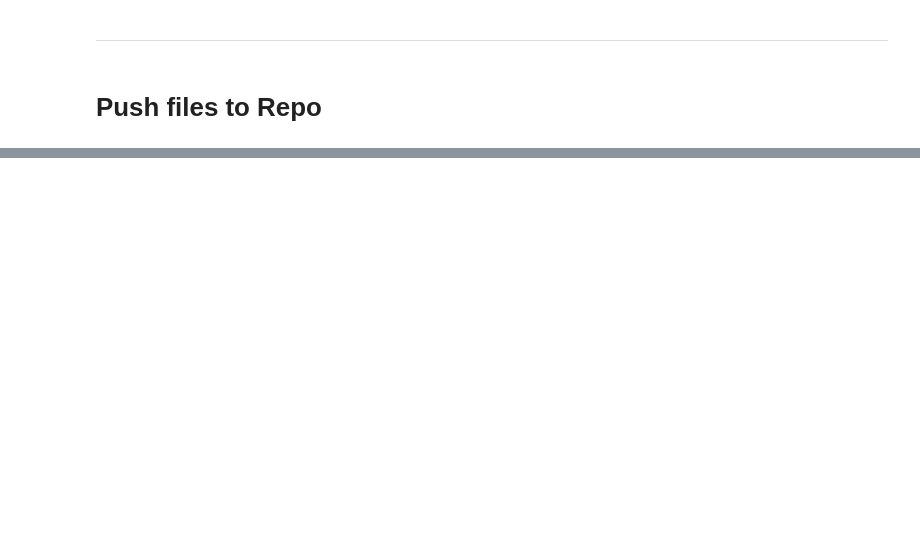
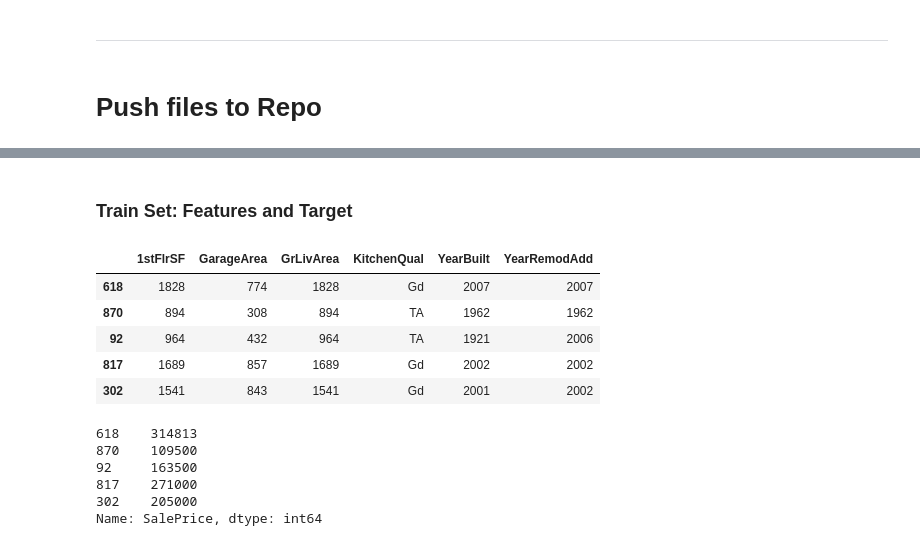
Before and after one commit to helenmurugan/heritage-housing-issues, a Jupyter notebook: jupyter_notebooks/05_Modelling_and_Evaluation_v2.ipynb, the cells around one changed output, grey strips where cells are left out. Drawn from its saved outputs; the diff is of its cells as text; code cells hidden in the pictures; blank space fills up the shorter version.

```diff
--- a/jupyter_notebooks/05_Modelling_and_Evaluation_v2.ipynb
+++ b/jupyter_notebooks/05_Modelling_and_Evaluation_v2.ipynb
@@ -471,2 +529,13 @@ try:
 except Exception as e:
   print(e)
+# %% [markdown]
+### Train Set: Features and Target
+# %%
+X_train.head()
+# %% [output]
+|  | 1stFlrSF | GarageArea | GrLivArea | KitchenQual | YearBuilt | YearRemodAdd |
+| 618 | 1828 | 774 | 1828 | Gd | 2007 | 2007 |
+| 870 | 894 | 308 | 894 | TA | 1962 | 1962 |
+| 92 | 964 | 432 | 964 | TA | 1921 | 2006 |
+| 817 | 1689 | 857 | 1689 | Gd | 2002 | 2002 |
+| 302 | 1541 | 843 | 1541 | Gd | 2001 | 2002 |
@@ -472,0 +544,9 @@ except Exception as e:
+# %%
+y_train.head()
+# %% [output]
+618    314813
+870    109500
+92     163500
+817    271000
+302    205000
+Name: SalePrice, dtype: int64
```
Also changed, not shown: parts of 22 cells of this notebook, 7 other files.
